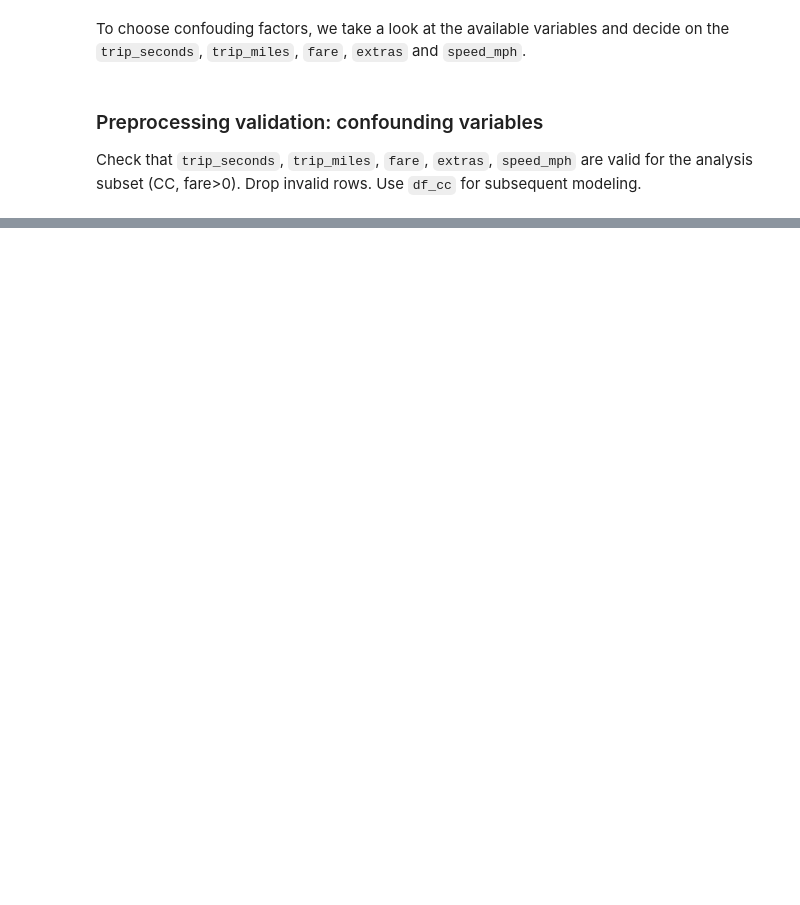
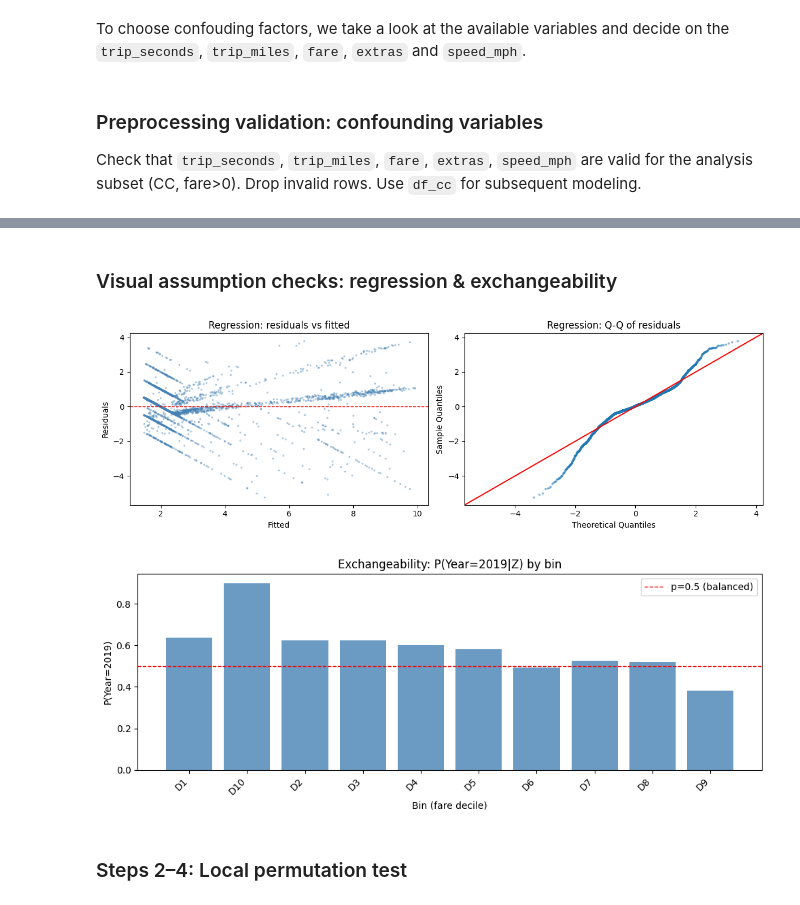
Before and after one commit to frank22lin/Multiple-Testing-Project, a Jupyter notebook: hypothesis1.ipynb, the cells around one changed output, grey strips where cells are left out. Cells and saved outputs as stored; diff of their text form; code cells hidden in the pictures; blank space fills up the shorter version.

```diff
--- a/hypothesis1.ipynb
+++ b/hypothesis1.ipynb
@@ -128,17 +128,18 @@ for c in confound_cols:
         print()
 
 # Additional filters: drop rows with invalid confounding vars
-n_before = len(df_cc)
-df_cc = df_cc[
+valid = (
     (df_cc['trip_seconds'] > 0) &
     (df_cc['trip_miles'] > 0) &
     (df_cc['fare'] > 0) &
     (df_cc['extras'] >= 0) &
     (df_cc['speed_mph'].notna()) &
     (df_cc['speed_mph'] > 0) &
-    (df_cc['speed_mph'] < 100)
-]
-n_drop = n_before - len(df_cc)
+    (df_cc['speed_mph'] <= 100)
+)
+dropped = df_cc[~valid]
+df_cc = df_cc[valid]
+n_drop = len(dropped)
 print(f'\nDropped {n_drop} rows with invalid confounders. Final n={len(df_cc):,}')
 # %% [output]
 Validity checks (CC, fare>0):
@@ -151,0 +221,44 @@ Dropped 1 rows with invalid confounders. Final n=167,240
+# %% [markdown]
+### Visual assumption checks: regression & exchangeability
+# %%
+# ── Brief visual checks: regression & exchangeability ──
+
+# Subsample and limit outliers for clearer visualization
+resid, fitted = ols_no_year.resid.values, ols_no_year.fittedvalues.values
+idx = np.random.RandomState(SEED).choice(len(resid), size=min(3000, len(resid)), replace=False)
+r, f = resid[idx], fitted[idx]
+# Clip to 1st–99th percentile to reduce outlier dominance
+r_lo, r_hi = np.percentile(r, 1), np.percentile(r, 99)
+f_lo, f_hi = np.percentile(f, 1), np.percentile(f, 99)
+mask = (r >= r_lo) & (r <= r_hi) & (f >= f_lo) & (f <= f_hi)
+r_plot, f_plot = r[mask], f[mask]
+
+fig, axes = plt.subplots(1, 2, figsize=(12, 4))
+
+# 1. Regression: residuals vs fitted & Q-Q
+axes[0].scatter(f_plot, r_plot, s=3, alpha=0.3, color='steelblue')
+axes[0].axhline(0, color='red', ls='--', lw=1)
+axes[0].set_xlabel('Fitted'); axes[0].set_ylabel('Residuals')
+axes[0].set_title('Regression: residuals vs fitted')
+
+# Q-Q on subsample
+sm.qqplot(r_plot, line='45', ax=axes[1], markersize=2, alpha=0.4, color='steelblue')
+axes[1].set_title('Regression: Q-Q of residuals')
+
+plt.tight_layout(); plt.show()
+
+fig, ax = plt.subplots(figsize=(10, 4))
+bc = bin_counts.reset_index().sort_values('perm_bin', ascending=True)
+bars = ax.bar(range(len(bc)), bc['p_2019'], color='steelblue', alpha=0.8)
+ax.axhline(0.5, color='red', ls='--', lw=1, label='p=0.5 (balanced)')
+ax.set_xticks(range(len(bc)))
+ax.set_xticklabels(bc['perm_bin'], rotation=45, ha='right')
+ax.set_ylabel('P(Year=2019)'); ax.set_xlabel('Bin (fare decile)')
+ax.set_title('Exchangeability: P(Year=2019|Z) by bin')
+ax.legend()
+plt.tight_layout(); plt.show()
+# %% [output]
+[figure, added]
+[figure, added]
+# %% [markdown]
+### Steps 2–4: Local permutation test
```
Also changed, not shown: parts of 20 cells of this notebook, 1 other file.
